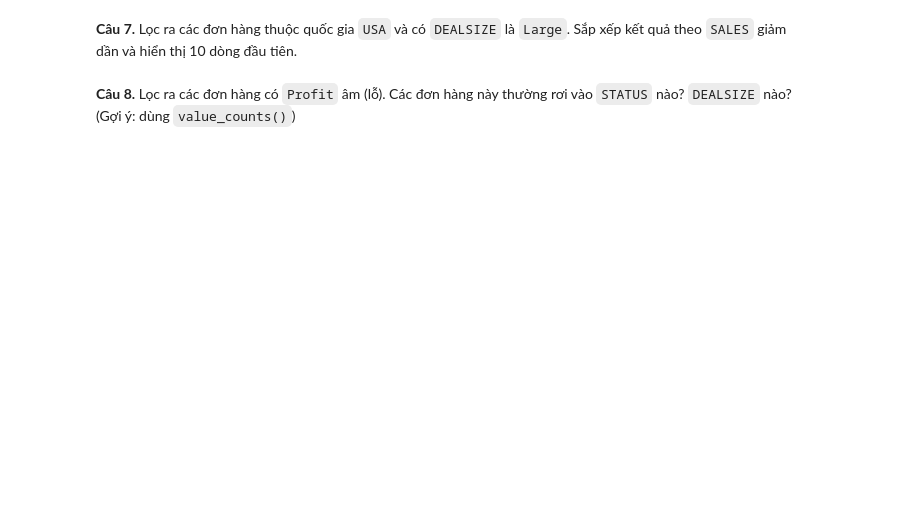
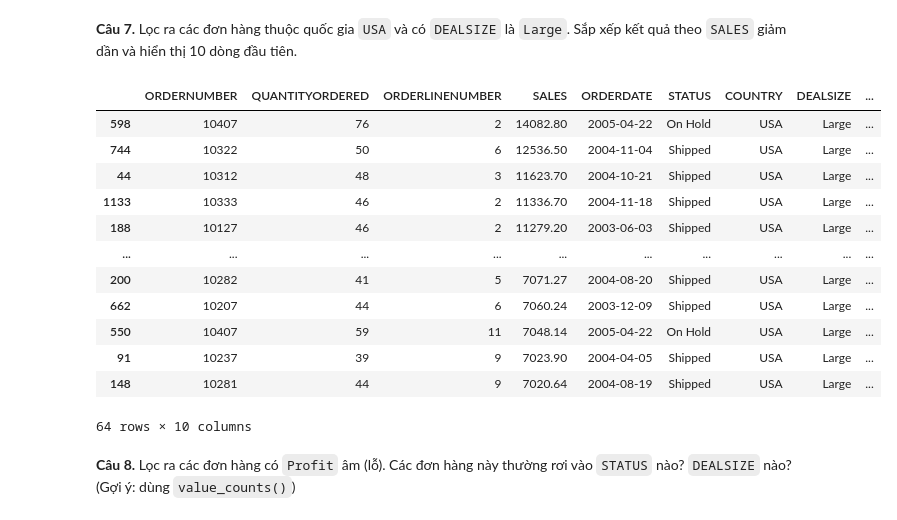
Before and after one commit to khanhtranduy258/Data-analytics-, a Jupyter notebook: basics/Buoi02_01.ipynb, the cells around one changed output. Saved outputs shown, nothing was run; the diff lists cells and outputs as text; code cells hidden in the pictures; blank space fills up the shorter version.

```diff
--- a/basics/Buoi02_01.ipynb
+++ b/basics/Buoi02_01.ipynb
@@ -37,4 +145,20 @@
 # %% [markdown]
 **Câu 7.** Lọc ra các đơn hàng thuộc quốc gia `USA` và có `DEALSIZE` là `Large`. Sắp xếp kết quả theo `SALES` giảm dần và hiển thị 10 dòng đầu tiên.
+# %%
+df.loc[(df['COUNTRY'] == "USA") & (df['DEALSIZE'] == 'Large')].sort_values(by='SALES', ascending=False)
+# %% [output]
+|  | ORDERNUMBER | QUANTITYORDERED | ORDERLINENUMBER | SALES | ORDERDATE | STATUS | COUNTRY | DEALSIZE | ... |
+| 598 | 10407 | 76 | 2 | 14082.80 | 2005-04-22 | On Hold | USA | Large | ... |
+| 744 | 10322 | 50 | 6 | 12536.50 | 2004-11-04 | Shipped | USA | Large | ... |
+| 44 | 10312 | 48 | 3 | 11623.70 | 2004-10-21 | Shipped | USA | Large | ... |
+| 1133 | 10333 | 46 | 2 | 11336.70 | 2004-11-18 | Shipped | USA | Large | ... |
+| 188 | 10127 | 46 | 2 | 11279.20 | 2003-06-03 | Shipped | USA | Large | ... |
+| ... | ... | ... | ... | ... | ... | ... | ... | ... | ... |
+| 200 | 10282 | 41 | 5 | 7071.27 | 2004-08-20 | Shipped | USA | Large | ... |
+| 662 | 10207 | 44 | 6 | 7060.24 | 2003-12-09 | Shipped | USA | Large | ... |
+| 550 | 10407 | 59 | 11 | 7048.14 | 2005-04-22 | On Hold | USA | Large | ... |
+| 91 | 10237 | 39 | 9 | 7023.90 | 2004-04-05 | Shipped | USA | Large | ... |
+| 148 | 10281 | 44 | 9 | 7020.64 | 2004-08-19 | Shipped | USA | Large | ... |
+64 rows × 10 columns
 # %% [markdown]
 **Câu 8.** Lọc ra các đơn hàng có `Profit` âm (lỗ). Các đơn hàng này thường rơi vào `STATUS` nào? `DEALSIZE` nào? (Gợi ý: dùng `value_counts()`)
```
Also changed, not shown: parts of 19 cells of this notebook, 35 other files.
